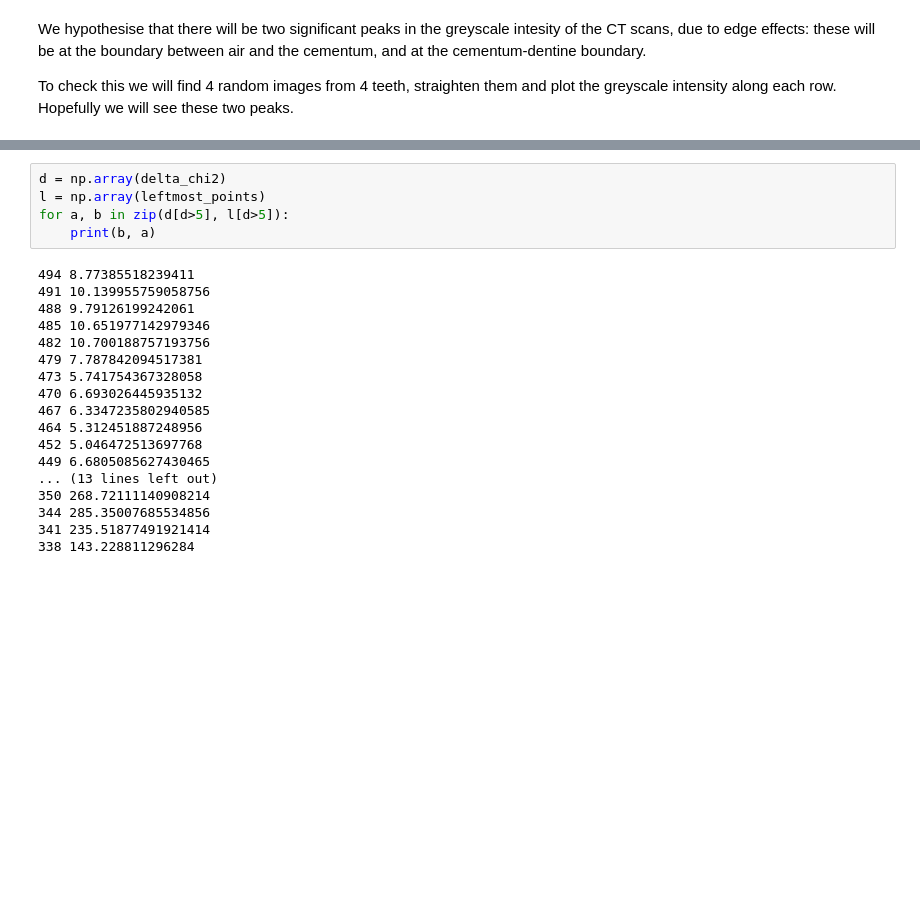
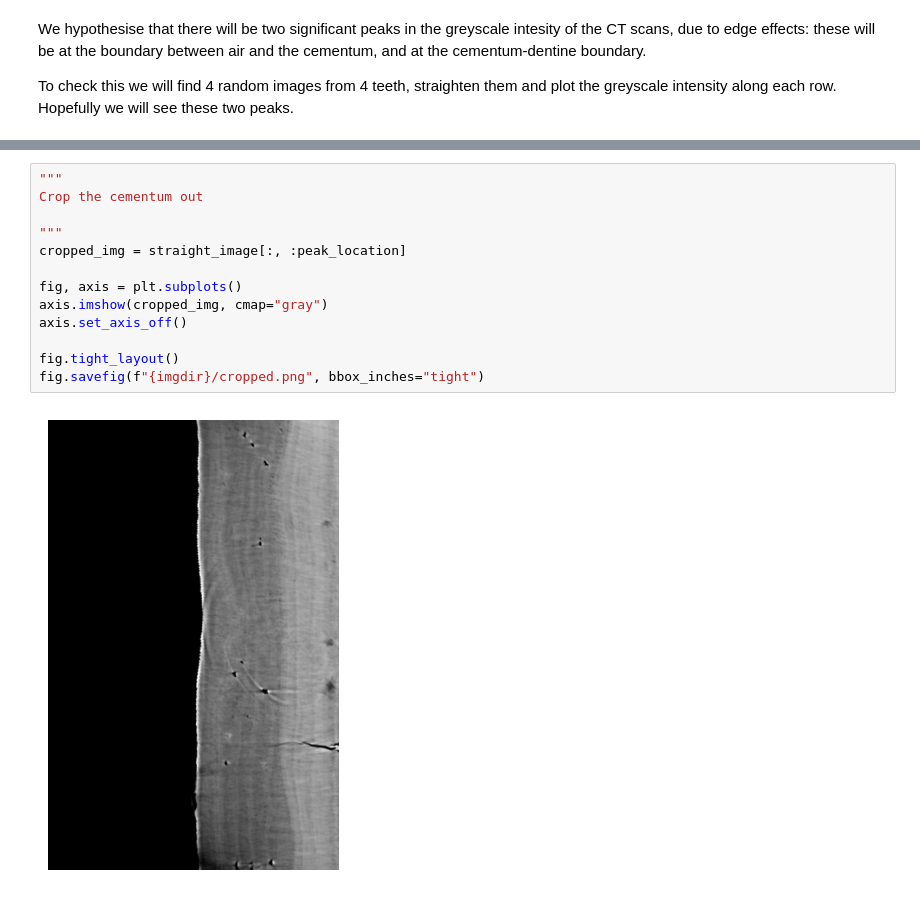
Before and after one commit to JGIBristol/cementum_imaging, a Jupyter notebook: detect_cementum.ipynb, the cells around one changed output, grey strips where cells are left out. Saved outputs shown, nothing was run; the diff lists cells and outputs as text; blank space fills up the shorter version.

```diff
--- a/detect_cementum.ipynb
+++ b/detect_cementum.ipynb
@@ -283,23 +288,15 @@ img/detect_cementum/222/detection.png
-# %%
-d = np.array(delta_chi2)
-l = np.array(leftmost_points)
-for a, b in zip(d[d>5], l[d>5]):
-    print(b, a)
-# %% [output]
-494 8.77385518239411
-491 10.139955759058756
-488 9.79126199242061
-485 10.651977142979346
-482 10.700188757193756
-479 7.787842094517381
-473 5.741754367328058
-470 6.693026445935132
-467 6.3347235802940585
-464 5.312451887248956
-452 5.046472513697768
-449 6.6805085627430465
-... (13 lines left out)
-350 268.72111140908214
-344 285.35007685534856
-341 235.51877491921414
-338 143.228811296284
+# %%
+"""
+Crop the cementum out
+
+"""
+cropped_img = straight_image[:, :peak_location]
+
+fig, axis = plt.subplots()
+axis.imshow(cropped_img, cmap="gray")
+axis.set_axis_off()
+
+fig.tight_layout()
+fig.savefig(f"{imgdir}/cropped.png", bbox_inches="tight")
+# %% [output]
+[figure, added]
```
Also changed, not shown: parts of 7 cells of this notebook, 2 other files.
